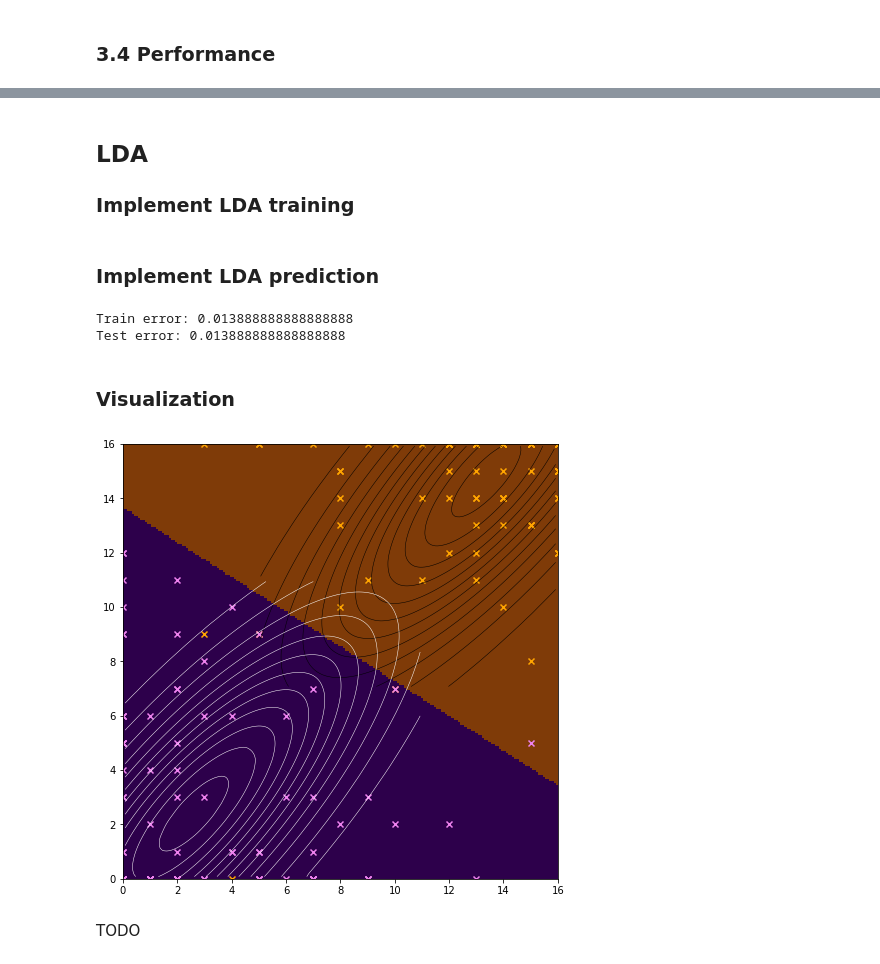
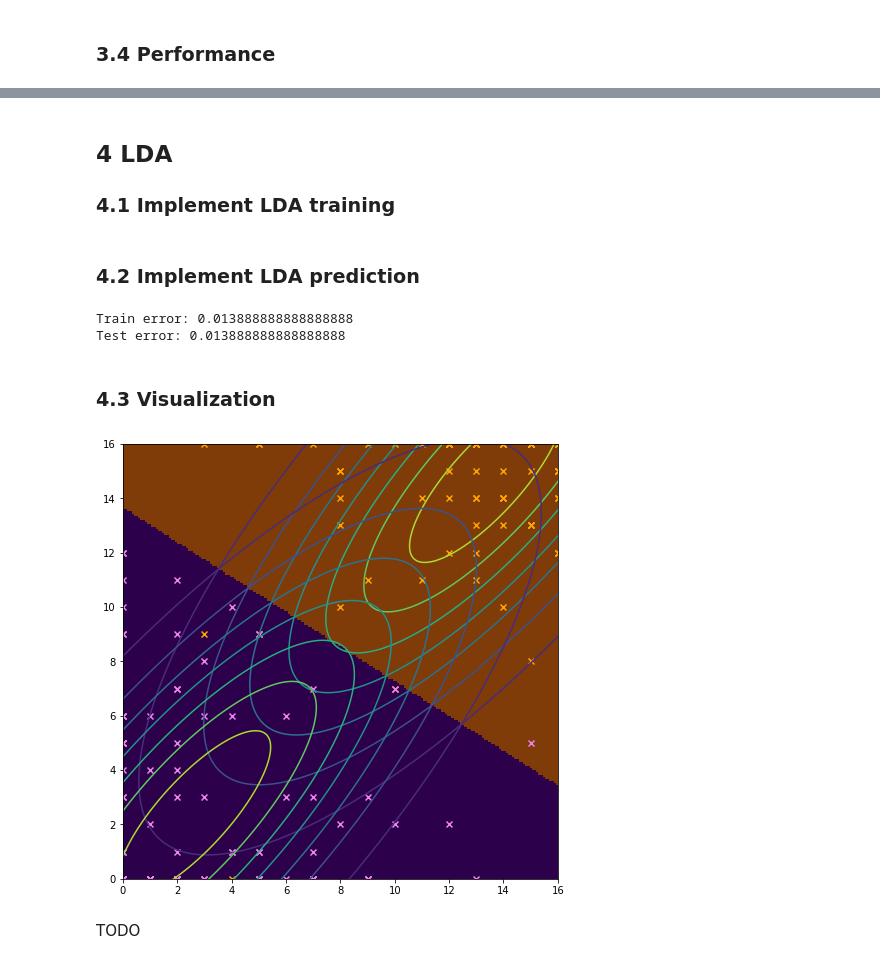
Before and after one commit to sikupe/fml-uebungen, a Jupyter notebook: uebung_2.ipynb, the cells around one changed output, grey strips where cells are left out. Saved outputs shown, nothing was run; the diff lists cells and outputs as text; code cells hidden in the pictures.

```diff
--- a/uebung_2.ipynb
+++ b/uebung_2.ipynb
@@ -307,8 +295,8 @@ print(f'Error: {error_mean} ± {error_dev}')
 Error: 0.019369369369369373 ± 0.032966080114472045
 # %% [markdown]
-## LDA
+## 4 LDA
 
-### Implement LDA training
+### 4.1 Implement LDA training
 # %%
 def fit_lda(training_features, training_labels):
     class_1 = training_features[training_labels == 1]
@@ -332,7 +320,7 @@ def fit_lda(training_features, training_labels):
 
 mu, covmat, p = fit_lda(train_reduced, train_target)
 # %% [markdown]
-### Implement LDA prediction
+### 4.2 Implement LDA prediction
 # %%
 def predict_lda(mu, cm, p, test_features):
     predicted_labels = np.empty(len(test_features), dtype=int)
@@ -365,56 +353,42 @@ print(f'Test error: {test_error_rate}')
 Train error: 0.013888888888888888
 Test error: 0.013888888888888888
 # %% [markdown]
-### Visualization
+### 4.3 Visualization
 # %%
 resolution = 200
 maxfeature = 16
 
 rang = np.arange(0, maxfeature, maxfeature / resolution)
 
 grid = np.zeros((resolution, resolution))
 
 for y_ind, y in enumerate(rang):
     test_set = np.vstack((rang, np.repeat(y, resolution))).transpose()
     grid[y_ind, :] = predict_lda(mu, covmat, p, test_set)
 
 plt.figure(figsize=(8, 8))
 plt.imshow(grid, cmap='PuOr', interpolation='nearest', origin='lower', extent=(0, maxfeature, 0, maxfeature))
 plt.scatter(reduced_1[:, 0], reduced_1[:, 1], marker='x', color='orange', label='1')
 plt.scatter(reduced_7[:, 0], reduced_7[:, 1], marker='x', color='violet', label='7')
 
+a = np.arange(start=- 1, stop=16 + 1, step=0.1)
+b = np.arange(start=- 1, stop=16 + 1, step=0.1)
+XX, YY = np.meshgrid(a, b)
 
-def gauss(x, y, sigma, m):
-    X = np.vstack((x, y)).T
-    mu_1 = m
-    covmat_1 = sigma
-    covmat_1_inv = np.linalg.inv(covmat_1)
-    test_dev_1 = X - mu_1
+input_array = np.array([XX.ravel(), YY.ravel()]).T
+labels_qda = predict_qda(mu, covmat, p, input_array)
 
-    return np.diag(np.exp(-1 * test_dev_1 @ covmat_1_inv @ test_dev_1.transpose()))
+Z1 = gauss(mu[0], covmat[0], XX)
+Z2 = gauss(mu[1], covmat[1], XX)
 
-
-x = np.random.uniform(5, maxfeature, resolution * 10)
-y = np.random.uniform(7, maxfeature, resolution * 10)
-z = gauss(x, y, covmat[0], mu[0])
-xi = np.linspace(0, maxfeature, resolution)
-yi = np.linspace(0, maxfeature, resolution)
-zi = griddata((x, y), z, (xi[None, :], yi[:, None]), method='cubic')
-CS = plt.contour(xi, yi, zi, 15, linewidths=0.5, colors='k')
-
-x = np.random.uniform(0, maxfeature - 5, resolution * 10)
-y = np.random.uniform(0, maxfeature - 5, resolution * 10)
-z = gauss(x, y, covmat[1], mu[1])
-xi = np.linspace(0, maxfeature, resolution)
-yi = np.linspace(0, maxfeature, resolution)
-zi = griddata((x, y), z, (xi[None, :], yi[:, None]), method='cubic')
-CS = plt.contour(xi, yi, zi, 15, linewidths=0.5, colors='w')
+plt.contour(XX, YY, Z1)
+plt.contour(XX, YY, Z2)
 
 plt.xlim(0, maxfeature)
 plt.ylim(0, maxfeature)
 plt.show()
 # %% [output]
-[figure, old version]
+[figure, new version]
 # %% [markdown]
 TODO
 # %%
```
Also changed, not shown: parts of 4 cells of this notebook.
